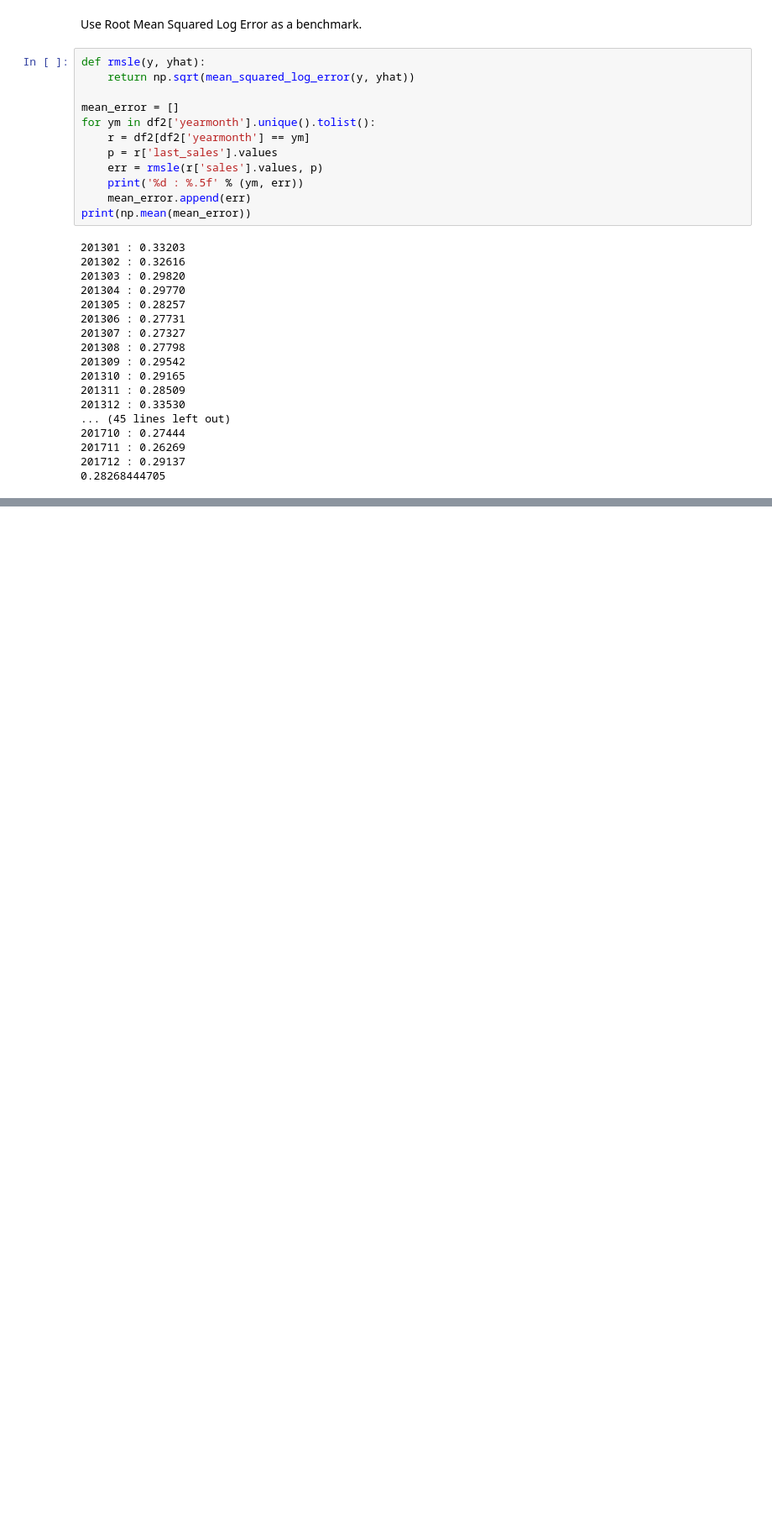
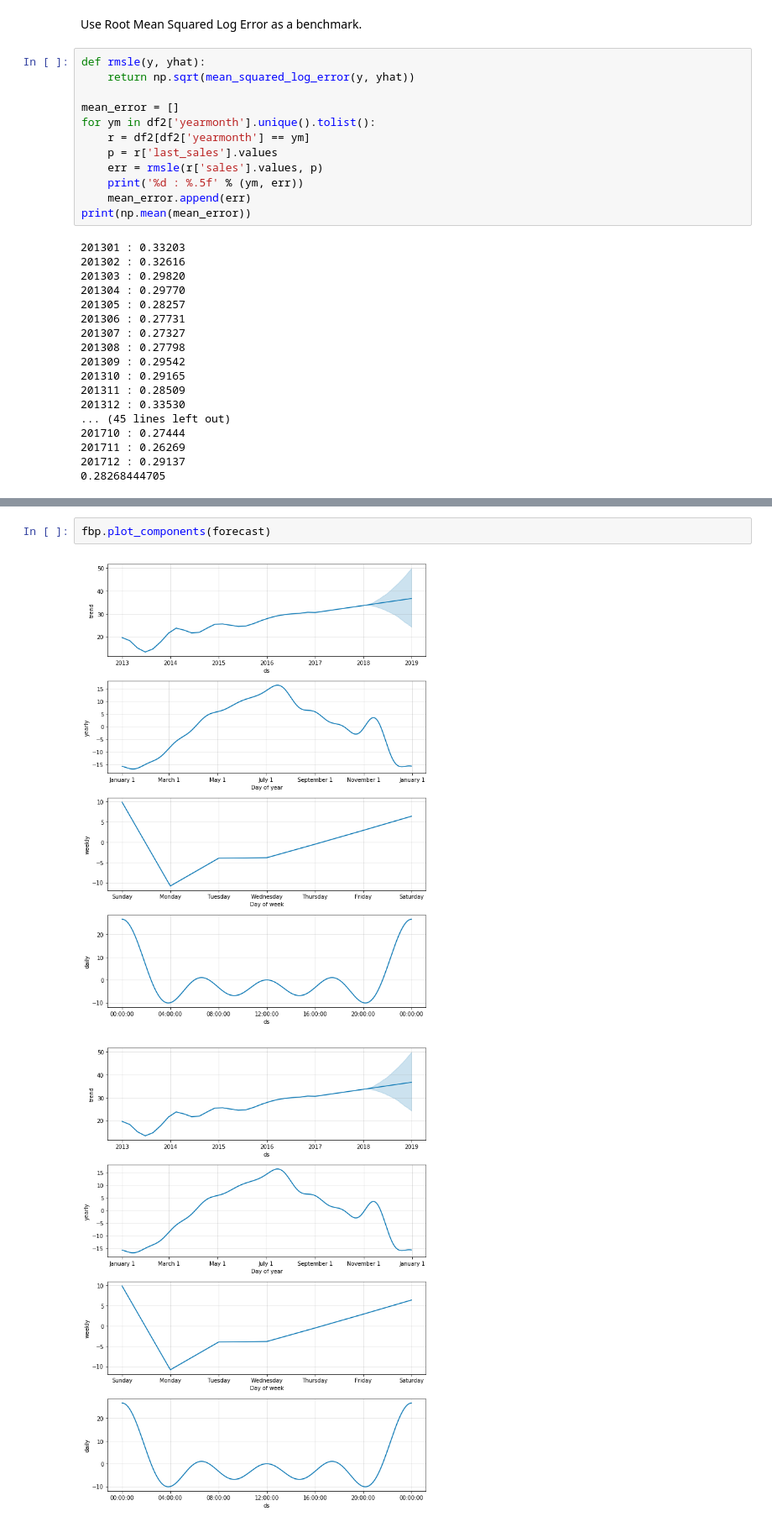
Before and after one commit to raymondykcheung/demand-forecast, a Jupyter notebook: demand-forecasting.ipynb, the cells around one changed output, grey strips where cells are left out. Shown at 84% size. Drawn from its saved outputs; the diff is of its cells as text; blank space fills up the shorter version.

```diff
--- a/demand-forecasting.ipynb
+++ b/demand-forecasting.ipynb
@@ -262,0 +389,5 @@ Prophet is always a dataframe with two columns: ds and y. The ds (datestamp) col
+# %%
+fbp.plot_components(forecast)
+# %% [output]
+[figure, added]
+[figure, added]
```
Also changed, not shown: parts of 15 cells of this notebook.
